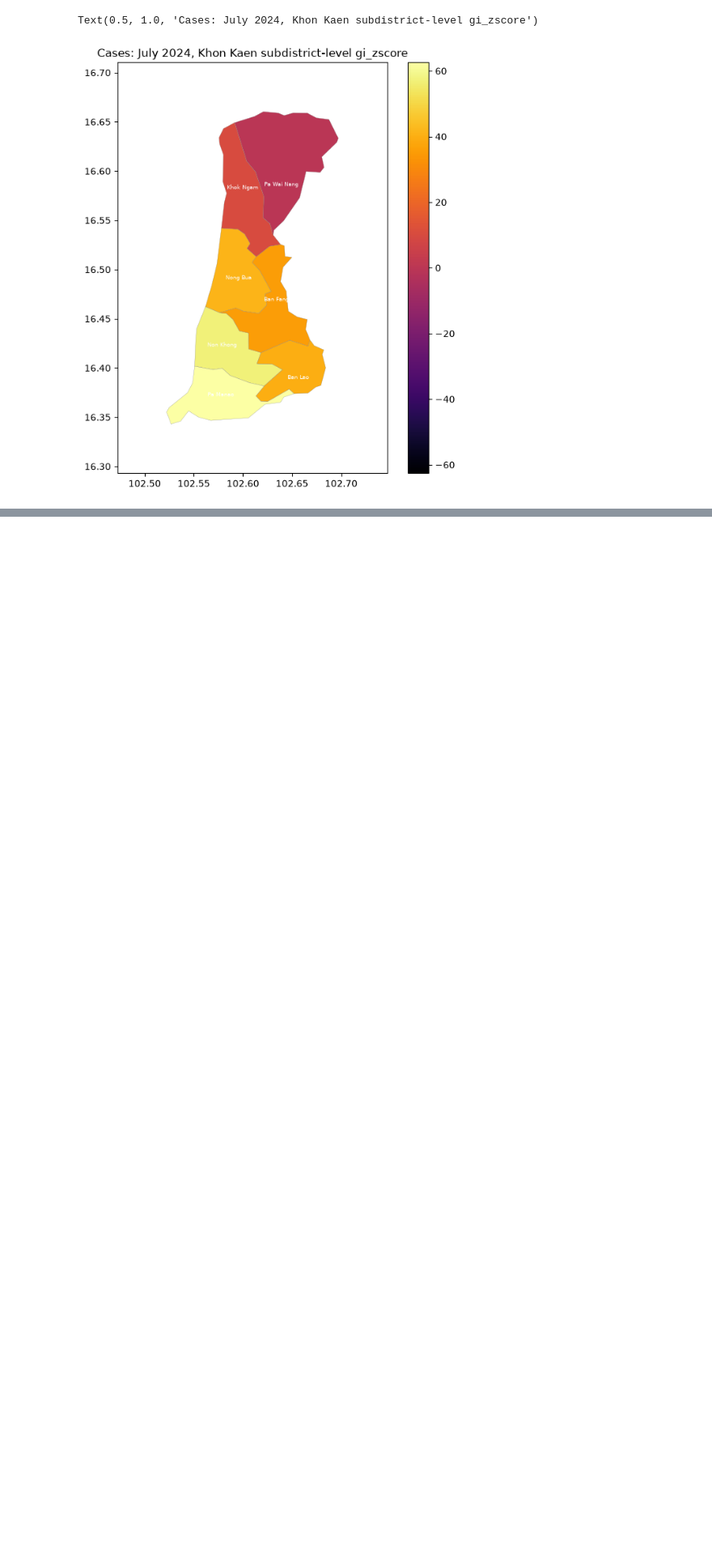
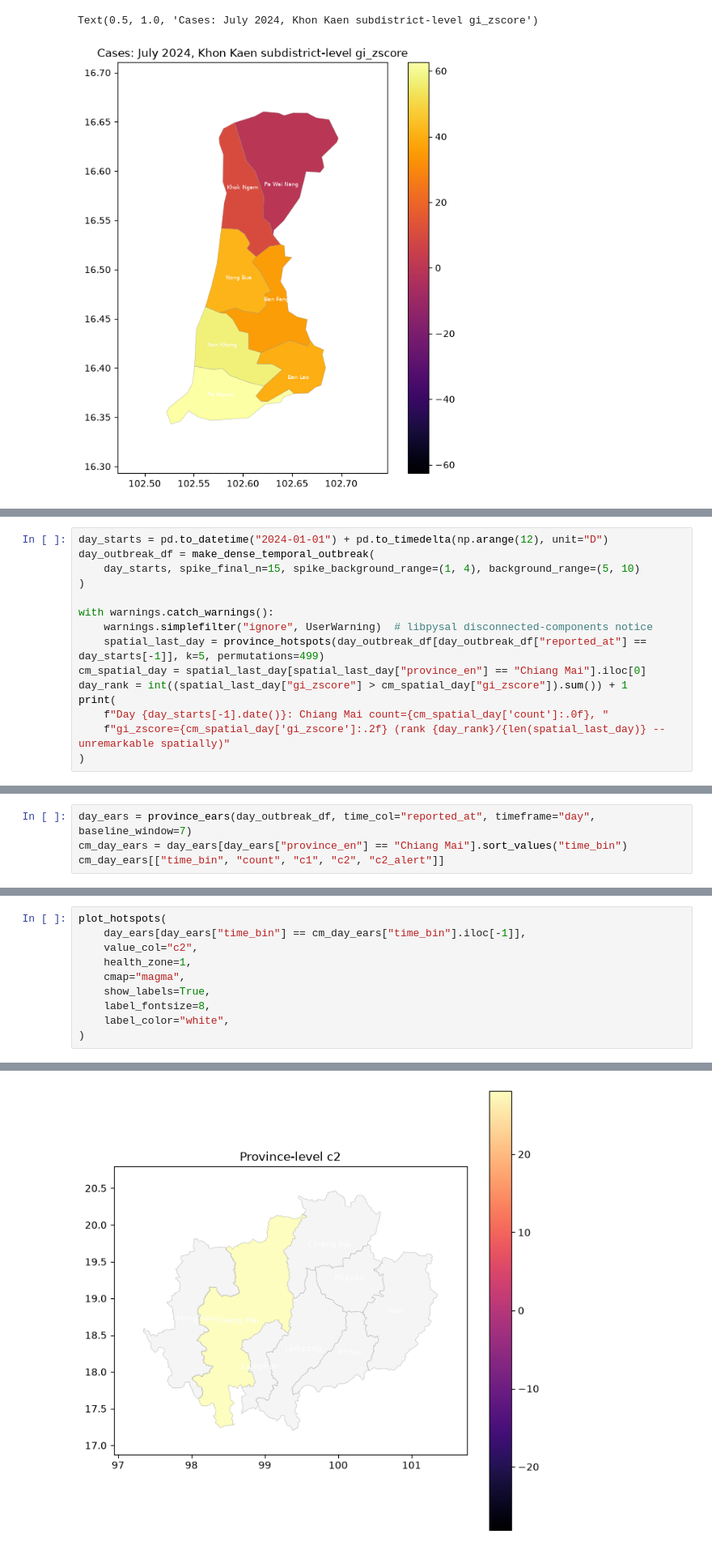
Before and after one commit to nongwarodom/spatialdetection, a Jupyter notebook: notebooks/quickstart.ipynb, the cells around one changed output, grey strips where cells are left out. Shown at 81% size. Drawn from its saved outputs; the diff is of its cells as text; blank space fills up the shorter version.

```diff
--- a/notebooks/quickstart.ipynb
+++ b/notebooks/quickstart.ipynb
@@ -960,0 +907,15 @@ plot_hotspots(
+# %%
+day_starts = pd.to_datetime("2024-01-01") + pd.to_timedelta(np.arange(12), unit="D")
+day_outbreak_df = make_dense_temporal_outbreak(
+    day_starts, spike_final_n=15, spike_background_range=(1, 4), background_range=(5, 10)
+)
+
+with warnings.catch_warnings():
+    warnings.simplefilter("ignore", UserWarning)  # libpysal disconnected-components notice
+    spatial_last_day = province_hotspots(day_outbreak_df[day_outbreak_df["reported_at"] == day_starts[-1]], k=5, permutations=499)
+cm_spatial_day = spatial_last_day[spatial_last_day["province_en"] == "Chiang Mai"].iloc[0]
+day_rank = int((spatial_last_day["gi_zscore"] > cm_spatial_day["gi_zscore"]).sum()) + 1
+print(
+    f"Day {day_starts[-1].date()}: Chiang Mai count={cm_spatial_day['count']:.0f}, "
+    f"gi_zscore={cm_spatial_day['gi_zscore']:.2f} (rank {day_rank}/{len(spatial_last_day)} -- unremarkable spatially)"
+)
@@ -960,0 +924,4 @@ plot_hotspots(
+# %%
+day_ears = province_ears(day_outbreak_df, time_col="reported_at", timeframe="day", baseline_window=7)
+cm_day_ears = day_ears[day_ears["province_en"] == "Chiang Mai"].sort_values("time_bin")
+cm_day_ears[["time_bin", "count", "c1", "c2", "c2_alert"]]
@@ -960,0 +942,11 @@ plot_hotspots(
+# %%
+plot_hotspots(
+    day_ears[day_ears["time_bin"] == cm_day_ears["time_bin"].iloc[-1]],
+    value_col="c2",
+    health_zone=1,
+    cmap="magma",
+    show_labels=True,
+    label_fontsize=8,
+    label_color="white",
+)
+# %% [output]
@@ -960,0 +954 @@ plot_hotspots(
+[figure, added]
```
Also changed, not shown: parts of 35 cells of this notebook, 3 other files.
